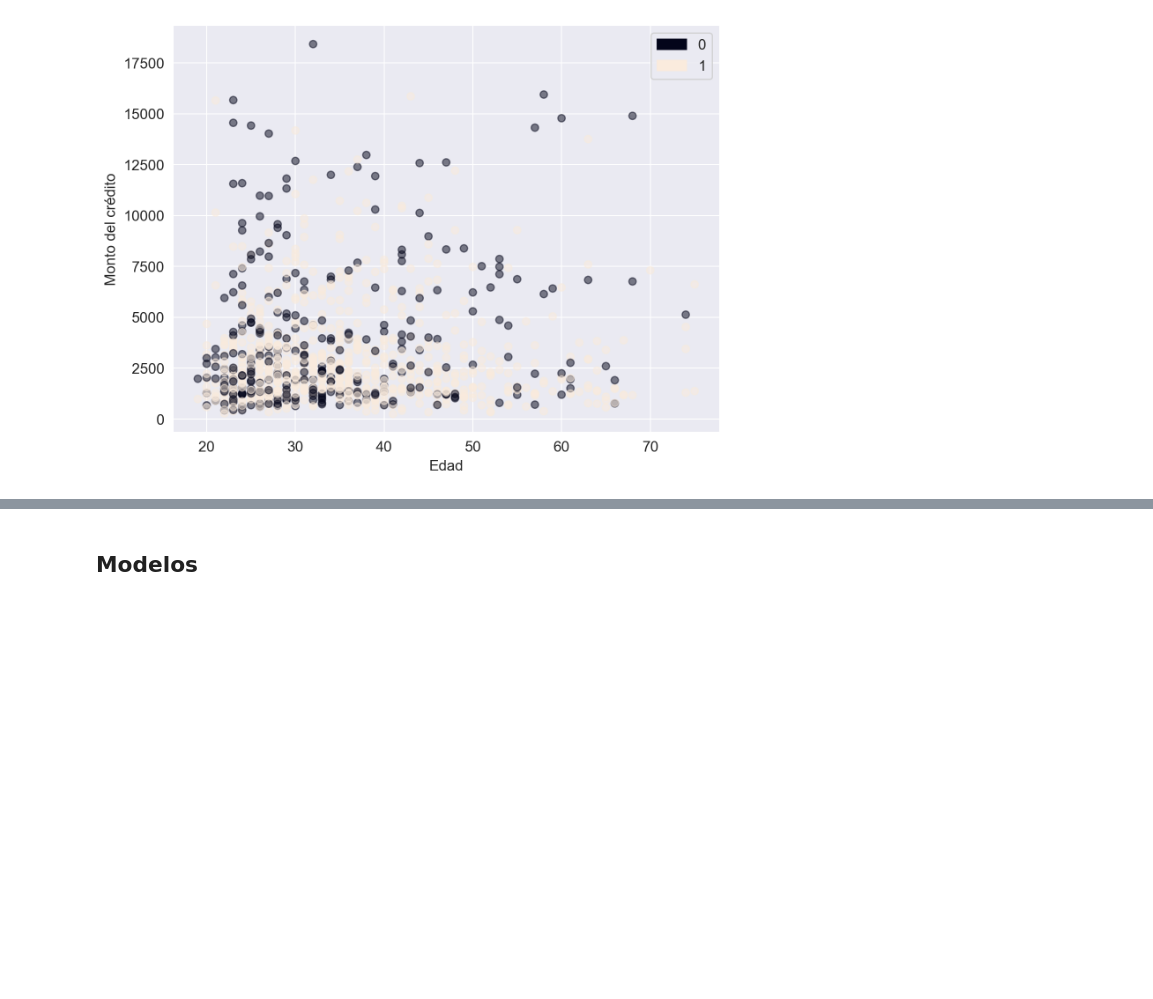
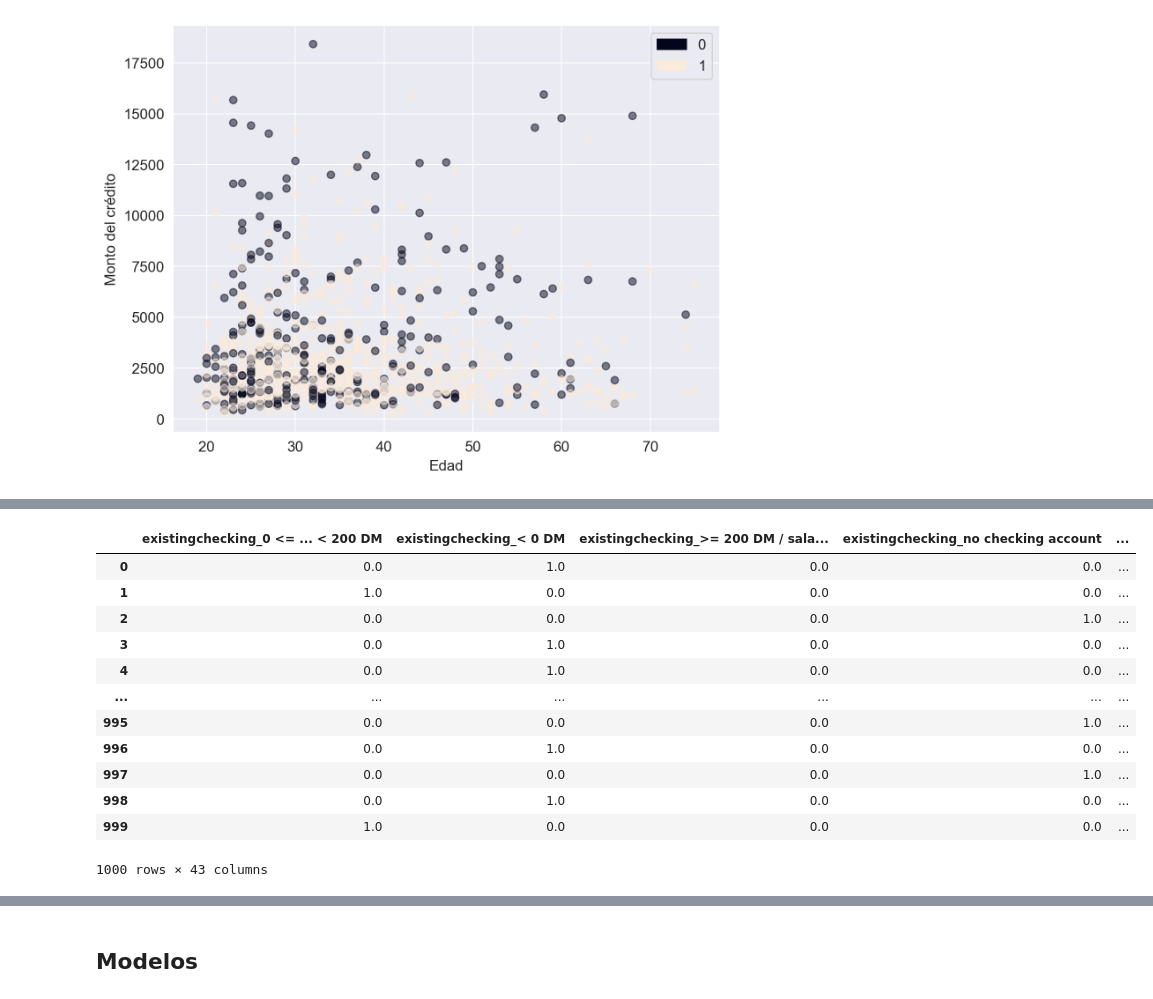
Before and after one commit to adelgado24/IA, a Jupyter notebook: primera_practica/TP_Aprendizaje_Supervisado.ipynb, the cells around one changed output, grey strips where cells are left out. Cells and saved outputs as stored; diff of their text form; code cells hidden in the pictures; blank space fills up the shorter version.

```diff
--- a/primera_practica/TP_Aprendizaje_Supervisado.ipynb
+++ b/primera_practica/TP_Aprendizaje_Supervisado.ipynb
@@ -522,0 +490,17 @@ plt.show()
+# %%
+X = df_ordinales_final.drop('target', axis=1)
+y = df_ordinales_final['target']
+# %% [output]
+|  | existingchecking_0 <= ... < 200 DM | existingchecking_< 0 DM | existingchecking_>= 200 DM / sala... | existingchecking_no checking account | ... |
+| 0 | 0.0 | 1.0 | 0.0 | 0.0 | ... |
+| 1 | 1.0 | 0.0 | 0.0 | 0.0 | ... |
+| 2 | 0.0 | 0.0 | 0.0 | 1.0 | ... |
+| 3 | 0.0 | 1.0 | 0.0 | 0.0 | ... |
+| 4 | 0.0 | 1.0 | 0.0 | 0.0 | ... |
+| ... | ... | ... | ... | ... | ... |
+| 995 | 0.0 | 0.0 | 0.0 | 1.0 | ... |
+| 996 | 0.0 | 1.0 | 0.0 | 0.0 | ... |
+| 997 | 0.0 | 0.0 | 0.0 | 1.0 | ... |
+| 998 | 0.0 | 1.0 | 0.0 | 0.0 | ... |
+| 999 | 1.0 | 0.0 | 0.0 | 0.0 | ... |
+1000 rows × 43 columns
```
Also changed, not shown: parts of 20 cells of this notebook.
